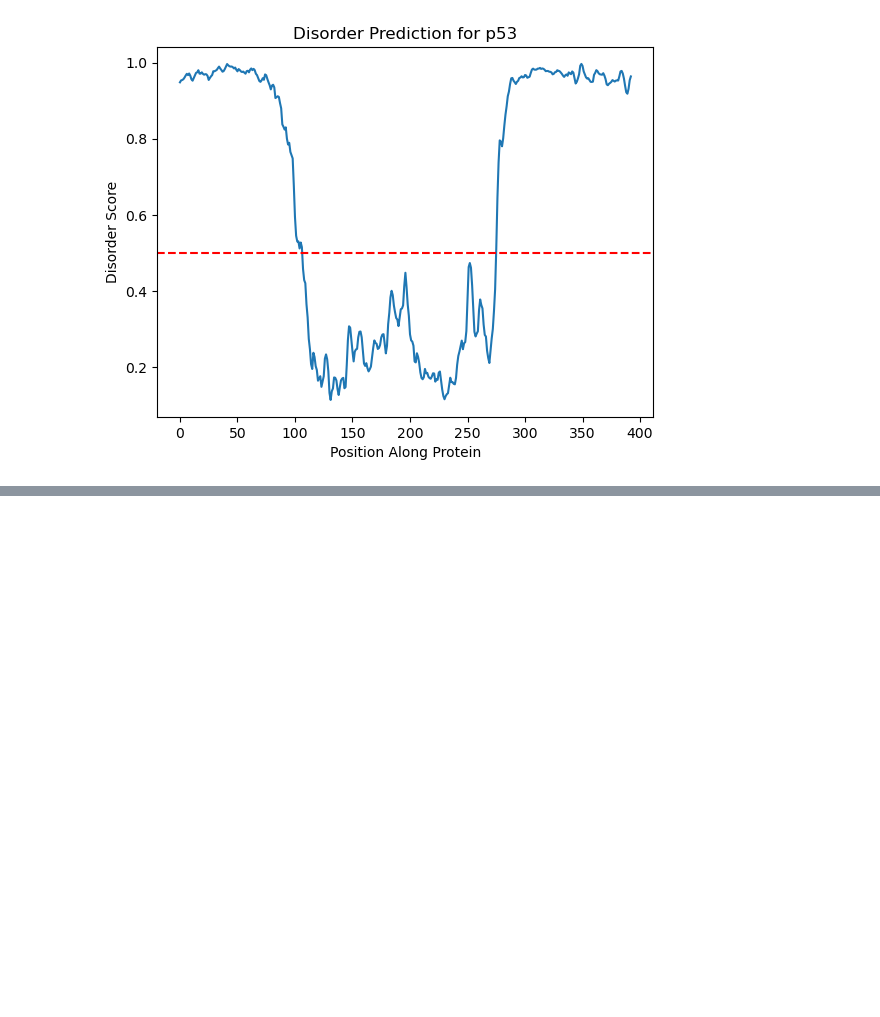
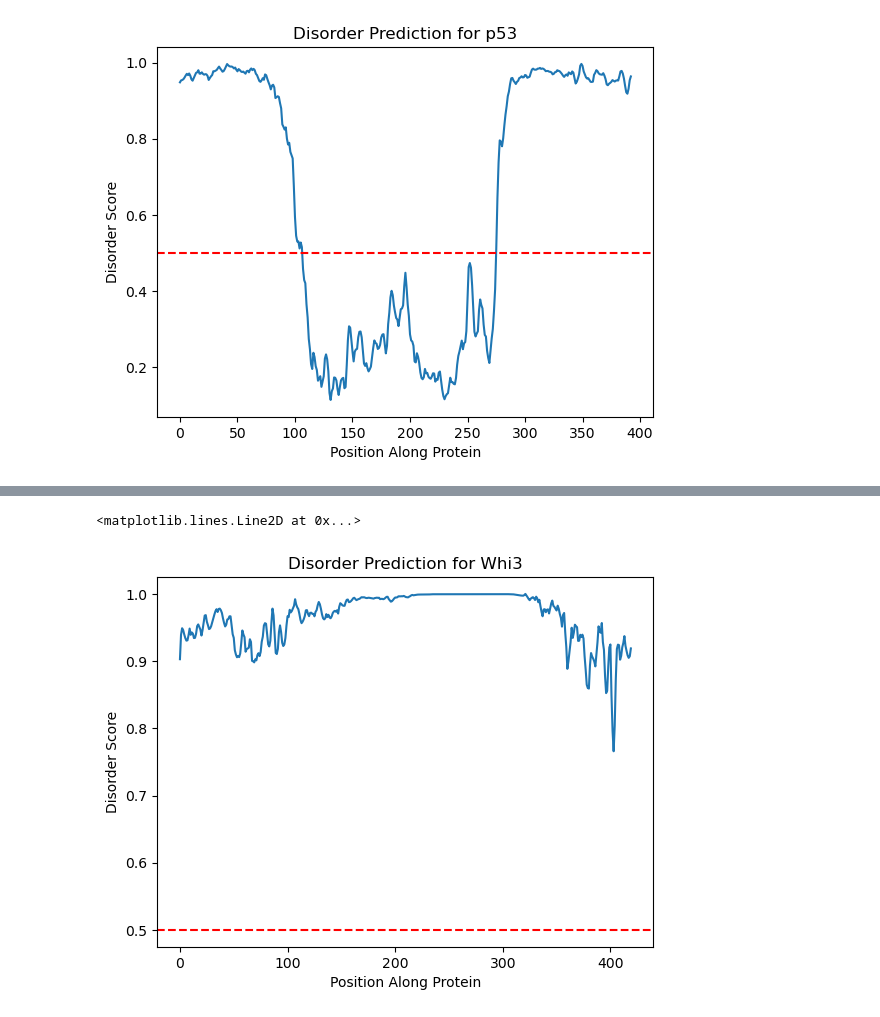
Before and after one commit to JasonMohabir/idrate-gladfelter, a Jupyter notebook: idr_brainstorm.ipynb, the cells around one changed output, grey strips where cells are left out. Drawn from its saved outputs; the diff is of its cells as text; code cells hidden in the pictures; blank space fills up the shorter version.

```diff
--- a/idr_brainstorm.ipynb
+++ b/idr_brainstorm.ipynb
@@ -70,0 +169,11 @@ Name: Sequence, Length: 45380, dtype: object
+# %%
+# Predict disorder of a sequence
+
+prediction = aiupred_lib.predict_disorder(sequence, embedding_model, regression_model, device)
+
+# https://www.uniprot.org/uniprotkb/P04637/entry
+ax = pd.DataFrame(prediction).plot(xlabel='Position Along Protein',ylabel='Disorder Score',title='Disorder Prediction for Whi3',legend=False)
+ax.axhline(y=0.5, color='r', linestyle='--')
+# %% [output]
+<matplotlib.lines.Line2D at 0x...>
+[figure, added]
```
Also changed, not shown: parts of 37 cells of this notebook.
